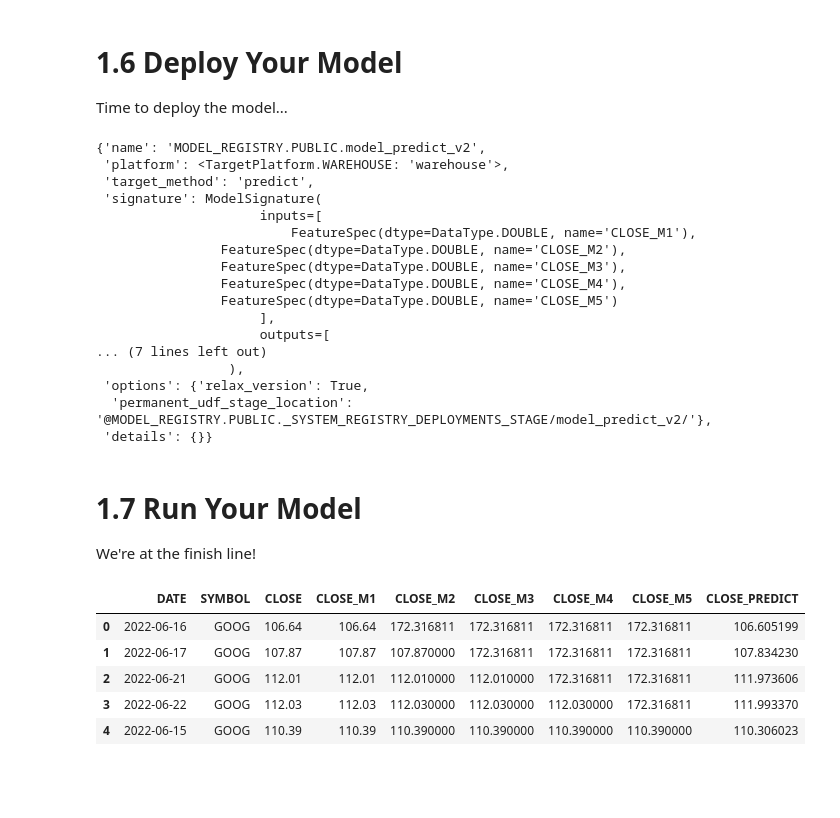
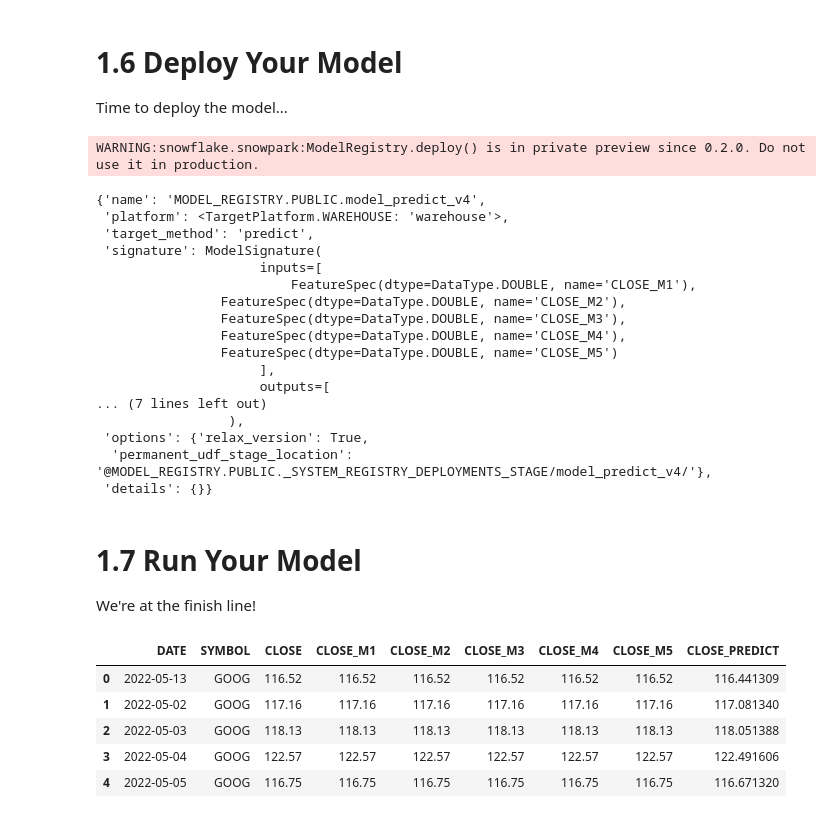
Before and after one commit to sfc-gh-mitaylor/HoL2.0-FS-Predictions, a Jupyter notebook: Part1_Zero_To_Model.ipynb, the cells around one changed output. Cells and saved outputs as stored; diff of their text form; code cells hidden in the pictures; blank space fills up the shorter version.

```diff
--- a/Part1_Zero_To_Model.ipynb
+++ b/Part1_Zero_To_Model.ipynb
@@ -159,7 +159,7 @@ TO DO:
 2. Choose a model version (note the combo of name and version needs to be unique)
 # %%
 MODEL_NAME = "SIMPLE_XGB_MODEL"
-MODEL_VERSION = "v8"
+MODEL_VERSION = "v10"
 model = registry.log_model(model_name=MODEL_NAME,
                            model_version=MODEL_VERSION,
                            model=regressor,
@@ -177,38 +177,39 @@ model = registry.log_model(model_name=MODEL_NAME,
 
 Time to deploy the model...
 # %%
-model.deploy(deployment_name="model_predict_v2",
+model.deploy(deployment_name="model_predict_v4",
              target_method="predict",
              permanent=True,
              options={"relax_version": True})
 # %% [output]
-{'name': 'MODEL_REGISTRY.PUBLIC.model_predict_v2',
- 'platform': <TargetPlatform.WAREHOUSE: 'warehouse'>,
- 'target_method': 'predict',
- 'signature': ModelSignature(
-                     inputs=[
-                         FeatureSpec(dtype=DataType.DOUBLE, name='CLOSE_M1'),
-                FeatureSpec(dtype=DataType.DOUBLE, name='CLOSE_M2'),
-                FeatureSpec(dtype=DataType.DOUBLE, name='CLOSE_M3'),
-                FeatureSpec(dtype=DataType.DOUBLE, name='CLOSE_M4'),
-                FeatureSpec(dtype=DataType.DOUBLE, name='CLOSE_M5')
-                     ],
-                     outputs=[
-... (7 lines left out)
-                 ),
- 'options': {'relax_version': True,
-  'permanent_udf_stage_location': '@MODEL_REGISTRY.PUBLIC._SYSTEM_REGISTRY_DEPLOYMENTS_STAGE/model_predict_v2/'},
- 'details': {}}
+WARNING:snowflake.snowpark:ModelRegistry.deploy() is in private preview since 0.2.0. Do not use it in production.
+{'name': 'MODEL_REGISTRY.PUBLIC.model_predict_v4',
+ 'platform': <TargetPlatform.WAREHOUSE: 'warehouse'>,
+ 'target_method': 'predict',
+ 'signature': ModelSignature(
+                     inputs=[
+                         FeatureSpec(dtype=DataType.DOUBLE, name='CLOSE_M1'),
+                FeatureSpec(dtype=DataType.DOUBLE, name='CLOSE_M2'),
+                FeatureSpec(dtype=DataType.DOUBLE, name='CLOSE_M3'),
+                FeatureSpec(dtype=DataType.DOUBLE, name='CLOSE_M4'),
+                FeatureSpec(dtype=DataType.DOUBLE, name='CLOSE_M5')
+                     ],
+                     outputs=[
+... (7 lines left out)
+                 ),
+ 'options': {'relax_version': True,
+  'permanent_udf_stage_location': '@MODEL_REGISTRY.PUBLIC._SYSTEM_REGISTRY_DEPLOYMENTS_STAGE/model_predict_v4/'},
+ 'details': {}}
 # %% [markdown]
 # 1.7 Run Your Model
 
 We're at the finish line!
 # %%
-model.predict(deployment_name="model_predict_v2", data=sdf_filt_test).limit(5).to_pandas()
+model.predict(deployment_name="model_predict_v4", data=sdf_filt_test).limit(5).to_pandas()
 # %% [output]
 |  | DATE | SYMBOL | CLOSE | CLOSE_M1 | CLOSE_M2 | CLOSE_M3 | CLOSE_M4 | CLOSE_M5 | CLOSE_PREDICT |
-| 0 | 2022-06-16 | GOOG | 106.64 | 106.64 | 172.316811 | 172.316811 | 172.316811 | 172.316811 | 106.605199 |
-| 1 | 2022-06-17 | GOOG | 107.87 | 107.87 | 107.870000 | 172.316811 | 172.316811 | 172.316811 | 107.834230 |
-| 2 | 2022-06-21 | GOOG | 112.01 | 112.01 | 112.010000 | 112.010000 | 172.316811 | 172.316811 | 111.973606 |
-| 3 | 2022-06-22 | GOOG | 112.03 | 112.03 | 112.030000 | 112.030000 | 112.030000 | 172.316811 | 111.993370 |
-| 4 | 2022-06-15 | GOOG | 110.39 | 110.39 | 110.390000 | 110.390000 | 110.390000 | 110.390000 | 110.306023 |
+| 0 | 2022-05-13 | GOOG | 116.52 | 116.52 | 116.52 | 116.52 | 116.52 | 116.52 | 116.441309 |
+| 1 | 2022-05-02 | GOOG | 117.16 | 117.16 | 117.16 | 117.16 | 117.16 | 117.16 | 117.081340 |
+| 2 | 2022-05-03 | GOOG | 118.13 | 118.13 | 118.13 | 118.13 | 118.13 | 118.13 | 118.051388 |
+| 3 | 2022-05-04 | GOOG | 122.57 | 122.57 | 122.57 | 122.57 | 122.57 | 122.57 | 122.491606 |
+| 4 | 2022-05-05 | GOOG | 116.75 | 116.75 | 116.75 | 116.75 | 116.75 | 116.75 | 116.671320 |
```
Also changed, not shown: parts of 3 cells of this notebook, 3 other files.
